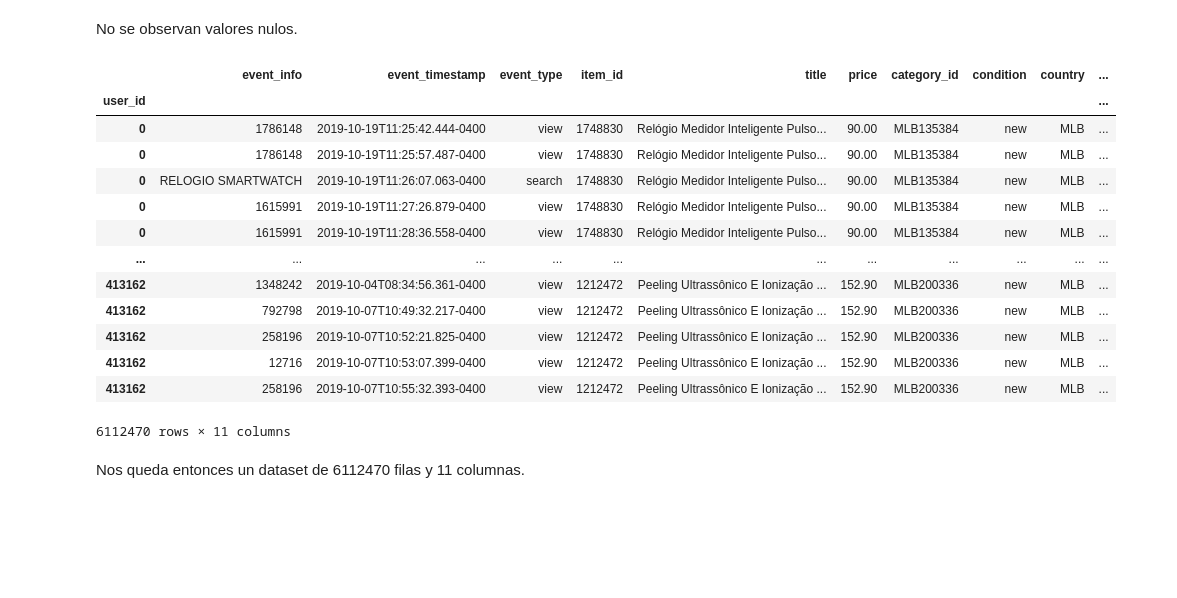
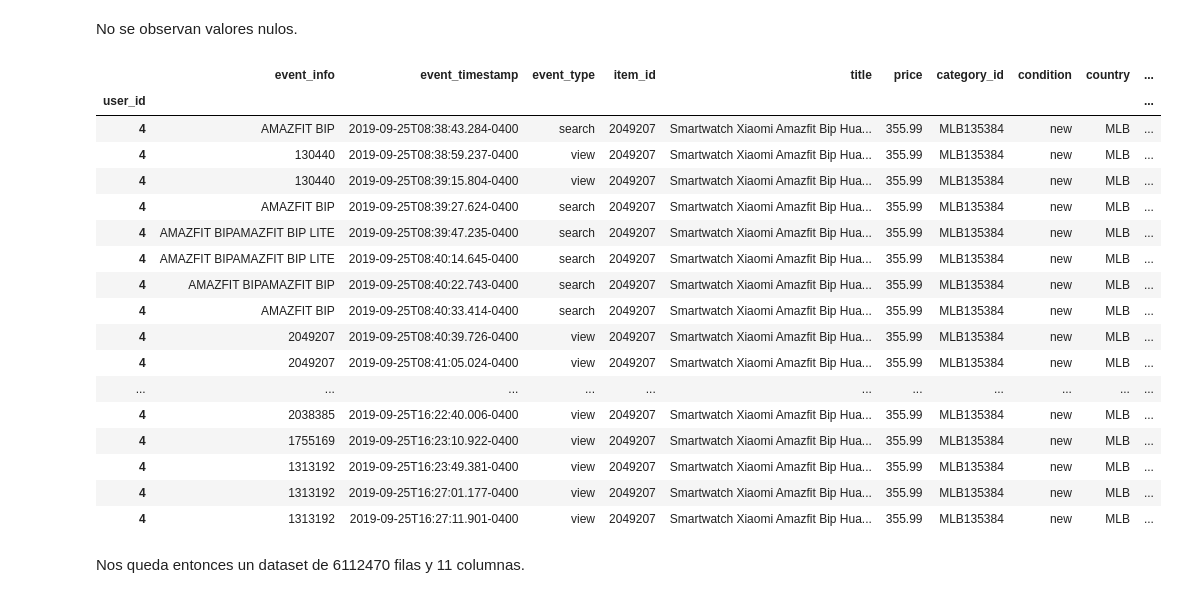
Before and after one commit to melinaLuque/mentoria, a Jupyter notebook: Hito_2_de_Mentoria_MELI.ipynb, the cells around one changed output. Cells and saved outputs as stored; diff of their text form; code cells hidden in the pictures; blank space fills up the shorter version.

```diff
--- a/Hito_2_de_Mentoria_MELI.ipynb
+++ b/Hito_2_de_Mentoria_MELI.ipynb
@@ -359,22 +356,26 @@ No se observan valores nulos.
 #Por las dudas, eliminamos los que lleguen a aparecer.
 final_df = final_df.dropna()
 # %%
-final_df
+final_df[:50]
 # %% [output]
 |  | event_info | event_timestamp | event_type | item_id | title | price | category_id | condition | country | ... |
 | user_id |  |  |  |  |  |  |  |  |  | ... |
-| 0 | 1786148 | 2019-10-19T11:25:42.444-0400 | view | 1748830 | Relógio Medidor Inteligente Pulso... | 90.00 | MLB135384 | new | MLB | ... |
-| 0 | 1786148 | 2019-10-19T11:25:57.487-0400 | view | 1748830 | Relógio Medidor Inteligente Pulso... | 90.00 | MLB135384 | new | MLB | ... |
-| 0 | RELOGIO SMARTWATCH | 2019-10-19T11:26:07.063-0400 | search | 1748830 | Relógio Medidor Inteligente Pulso... | 90.00 | MLB135384 | new | MLB | ... |
-| 0 | 1615991 | 2019-10-19T11:27:26.879-0400 | view | 1748830 | Relógio Medidor Inteligente Pulso... | 90.00 | MLB135384 | new | MLB | ... |
-| 0 | 1615991 | 2019-10-19T11:28:36.558-0400 | view | 1748830 | Relógio Medidor Inteligente Pulso... | 90.00 | MLB135384 | new | MLB | ... |
+| 4 | AMAZFIT BIP | 2019-09-25T08:38:43.284-0400 | search | 2049207 | Smartwatch Xiaomi Amazfit Bip Hua... | 355.99 | MLB135384 | new | MLB | ... |
+| 4 | 130440 | 2019-09-25T08:38:59.237-0400 | view | 2049207 | Smartwatch Xiaomi Amazfit Bip Hua... | 355.99 | MLB135384 | new | MLB | ... |
+| 4 | 130440 | 2019-09-25T08:39:15.804-0400 | view | 2049207 | Smartwatch Xiaomi Amazfit Bip Hua... | 355.99 | MLB135384 | new | MLB | ... |
+| 4 | AMAZFIT BIP | 2019-09-25T08:39:27.624-0400 | search | 2049207 | Smartwatch Xiaomi Amazfit Bip Hua... | 355.99 | MLB135384 | new | MLB | ... |
+| 4 | AMAZFIT BIPAMAZFIT BIP LITE | 2019-09-25T08:39:47.235-0400 | search | 2049207 | Smartwatch Xiaomi Amazfit Bip Hua... | 355.99 | MLB135384 | new | MLB | ... |
+| 4 | AMAZFIT BIPAMAZFIT BIP LITE | 2019-09-25T08:40:14.645-0400 | search | 2049207 | Smartwatch Xiaomi Amazfit Bip Hua... | 355.99 | MLB135384 | new | MLB | ... |
+| 4 | AMAZFIT BIPAMAZFIT BIP | 2019-09-25T08:40:22.743-0400 | search | 2049207 | Smartwatch Xiaomi Amazfit Bip Hua... | 355.99 | MLB135384 | new | MLB | ... |
+| 4 | AMAZFIT BIP | 2019-09-25T08:40:33.414-0400 | search | 2049207 | Smartwatch Xiaomi Amazfit Bip Hua... | 355.99 | MLB135384 | new | MLB | ... |
+| 4 | 2049207 | 2019-09-25T08:40:39.726-0400 | view | 2049207 | Smartwatch Xiaomi Amazfit Bip Hua... | 355.99 | MLB135384 | new | MLB | ... |
+| 4 | 2049207 | 2019-09-25T08:41:05.024-0400 | view | 2049207 | Smartwatch Xiaomi Amazfit Bip Hua... | 355.99 | MLB135384 | new | MLB | ... |
 | ... | ... | ... | ... | ... | ... | ... | ... | ... | ... | ... |
-| 413162 | 1348242 | 2019-10-04T08:34:56.361-0400 | view | 1212472 | Peeling Ultrassônico E Ionização ... | 152.90 | MLB200336 | new | MLB | ... |
-| 413162 | 792798 | 2019-10-07T10:49:32.217-0400 | view | 1212472 | Peeling Ultrassônico E Ionização ... | 152.90 | MLB200336 | new | MLB | ... |
-| 413162 | 258196 | 2019-10-07T10:52:21.825-0400 | view | 1212472 | Peeling Ultrassônico E Ionização ... | 152.90 | MLB200336 | new | MLB | ... |
-| 413162 | 12716 | 2019-10-07T10:53:07.399-0400 | view | 1212472 | Peeling Ultrassônico E Ionização ... | 152.90 | MLB200336 | new | MLB | ... |
-| 413162 | 258196 | 2019-10-07T10:55:32.393-0400 | view | 1212472 | Peeling Ultrassônico E Ionização ... | 152.90 | MLB200336 | new | MLB | ... |
+| 4 | 2038385 | 2019-09-25T16:22:40.006-0400 | view | 2049207 | Smartwatch Xiaomi Amazfit Bip Hua... | 355.99 | MLB135384 | new | MLB | ... |
+| 4 | 1755169 | 2019-09-25T16:23:10.922-0400 | view | 2049207 | Smartwatch Xiaomi Amazfit Bip Hua... | 355.99 | MLB135384 | new | MLB | ... |
+| 4 | 1313192 | 2019-09-25T16:23:49.381-0400 | view | 2049207 | Smartwatch Xiaomi Amazfit Bip Hua... | 355.99 | MLB135384 | new | MLB | ... |
+| 4 | 1313192 | 2019-09-25T16:27:01.177-0400 | view | 2049207 | Smartwatch Xiaomi Amazfit Bip Hua... | 355.99 | MLB135384 | new | MLB | ... |
+| 4 | 1313192 | 2019-09-25T16:27:11.901-0400 | view | 2049207 | Smartwatch Xiaomi Amazfit Bip Hua... | 355.99 | MLB135384 | new | MLB | ... |
-6112470 rows × 11 columns
 # %% [markdown]
 Nos queda entonces un dataset de 6112470 filas y 11 columnas.
 # %%
```
Also changed, not shown: parts of 8 cells of this notebook, 3 other files.
